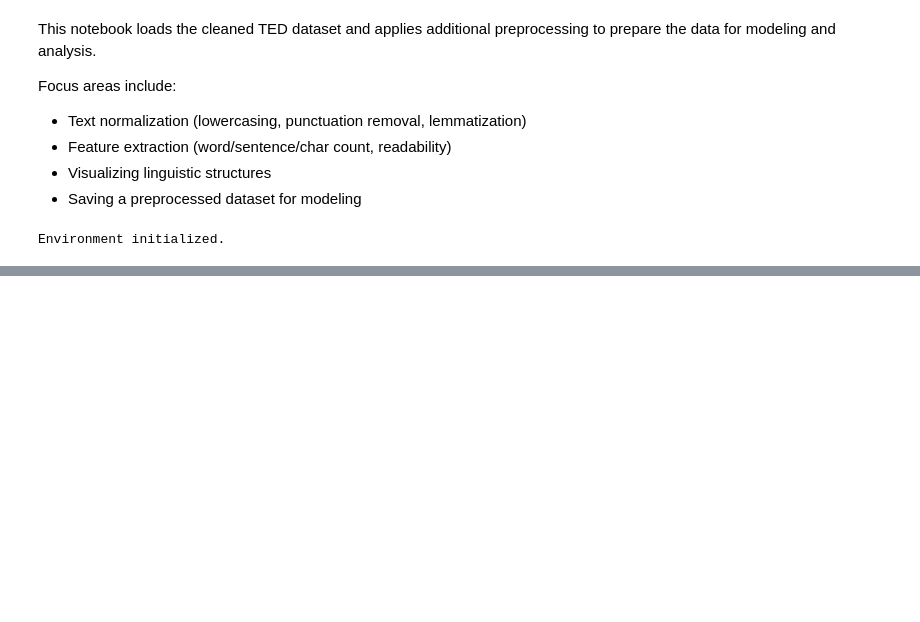
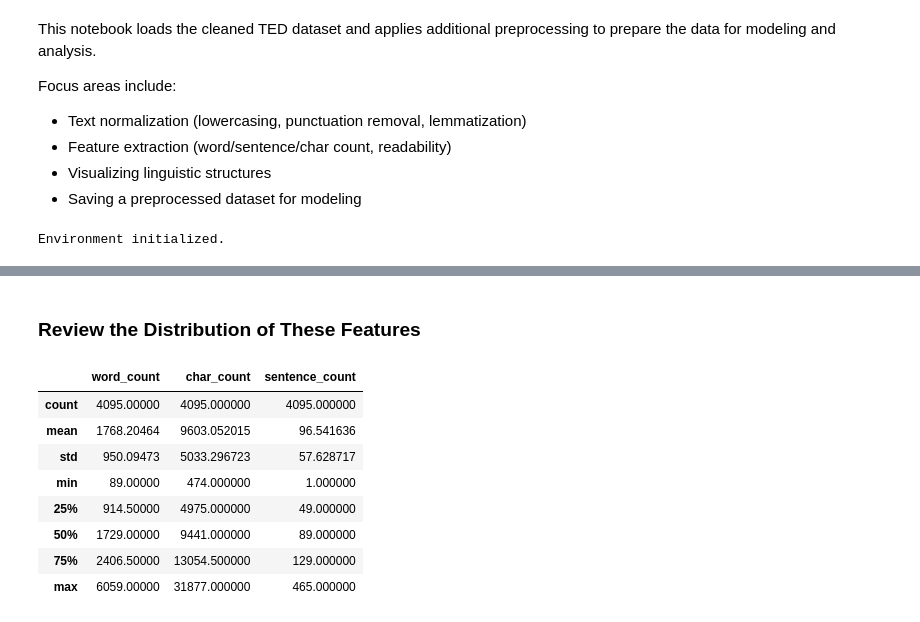
Before and after one commit to FeliciaFavrholdt/Speakscape_BI_Exam_Group_4, a Jupyter notebook: SpeakScape_Analysis/notebooks/03_Data_Loading_And_Preprocessing.ipynb, the cells around one changed output, grey strips where cells are left out. Drawn from its saved outputs; the diff is of its cells as text; code cells hidden in the pictures; blank space fills up the shorter version.

```diff
--- a/SpeakScape_Analysis/notebooks/03_Data_Loading_And_Preprocessing.ipynb
+++ b/SpeakScape_Analysis/notebooks/03_Data_Loading_And_Preprocessing.ipynb
@@ -57,0 +229,14 @@ summary_df.style.bar(subset=["Missing %"], color='lightcoral').format({"Missing
+# %% [markdown]
+### Review the Distribution of These Features
+# %%
+df[["word_count", "char_count", "sentence_count"]].describe()
+# %% [output]
+|  | word_count | char_count | sentence_count |
+| count | 4095.00000 | 4095.000000 | 4095.000000 |
+| mean | 1768.20464 | 9603.052015 | 96.541636 |
+| std | 950.09473 | 5033.296723 | 57.628717 |
+| min | 89.00000 | 474.000000 | 1.000000 |
+| 25% | 914.50000 | 4975.000000 | 49.000000 |
+| 50% | 1729.00000 | 9441.000000 | 89.000000 |
+| 75% | 2406.50000 | 13054.500000 | 129.000000 |
+| max | 6059.00000 | 31877.000000 | 465.000000 |
```
Also changed, not shown: parts of 43 cells of this notebook, 6 other files.
